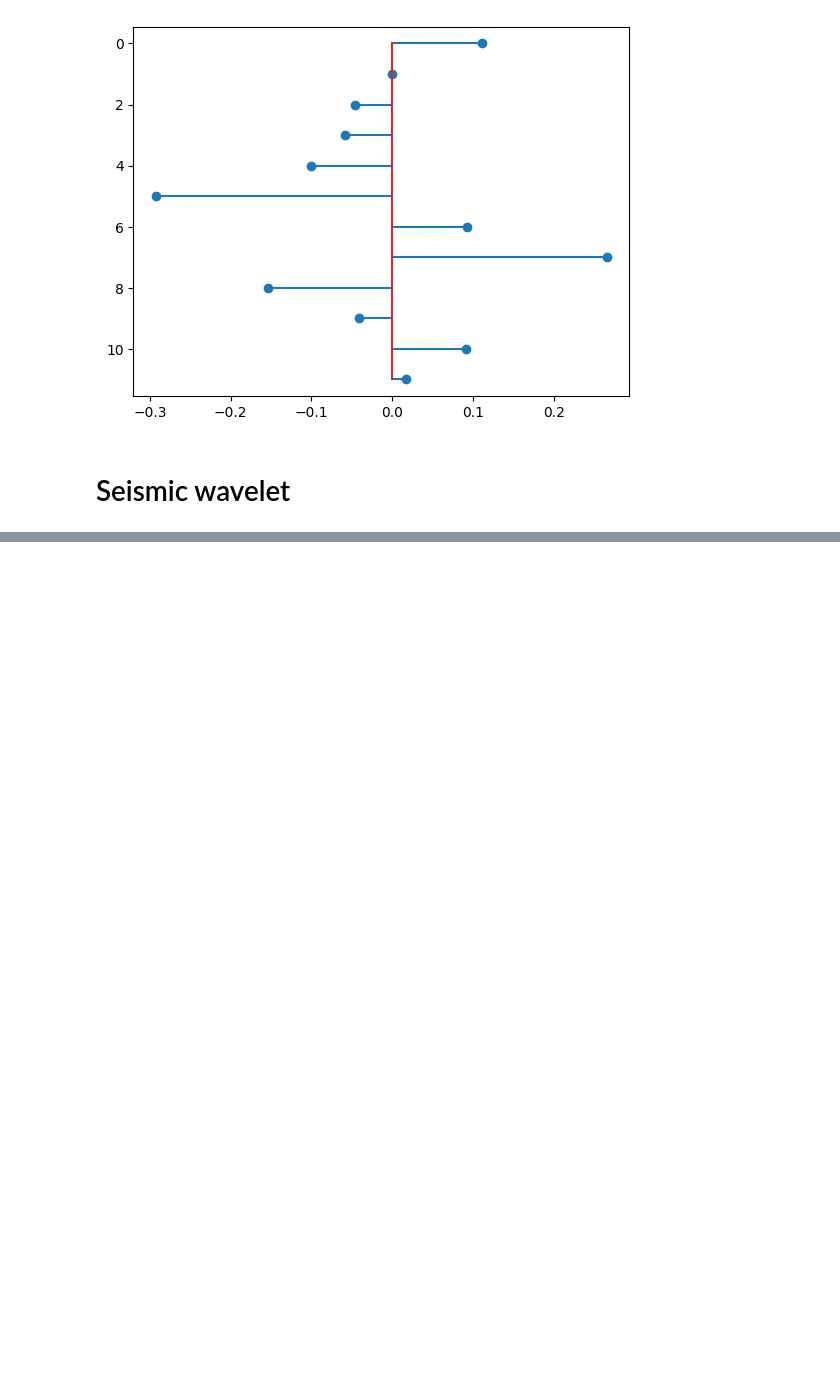
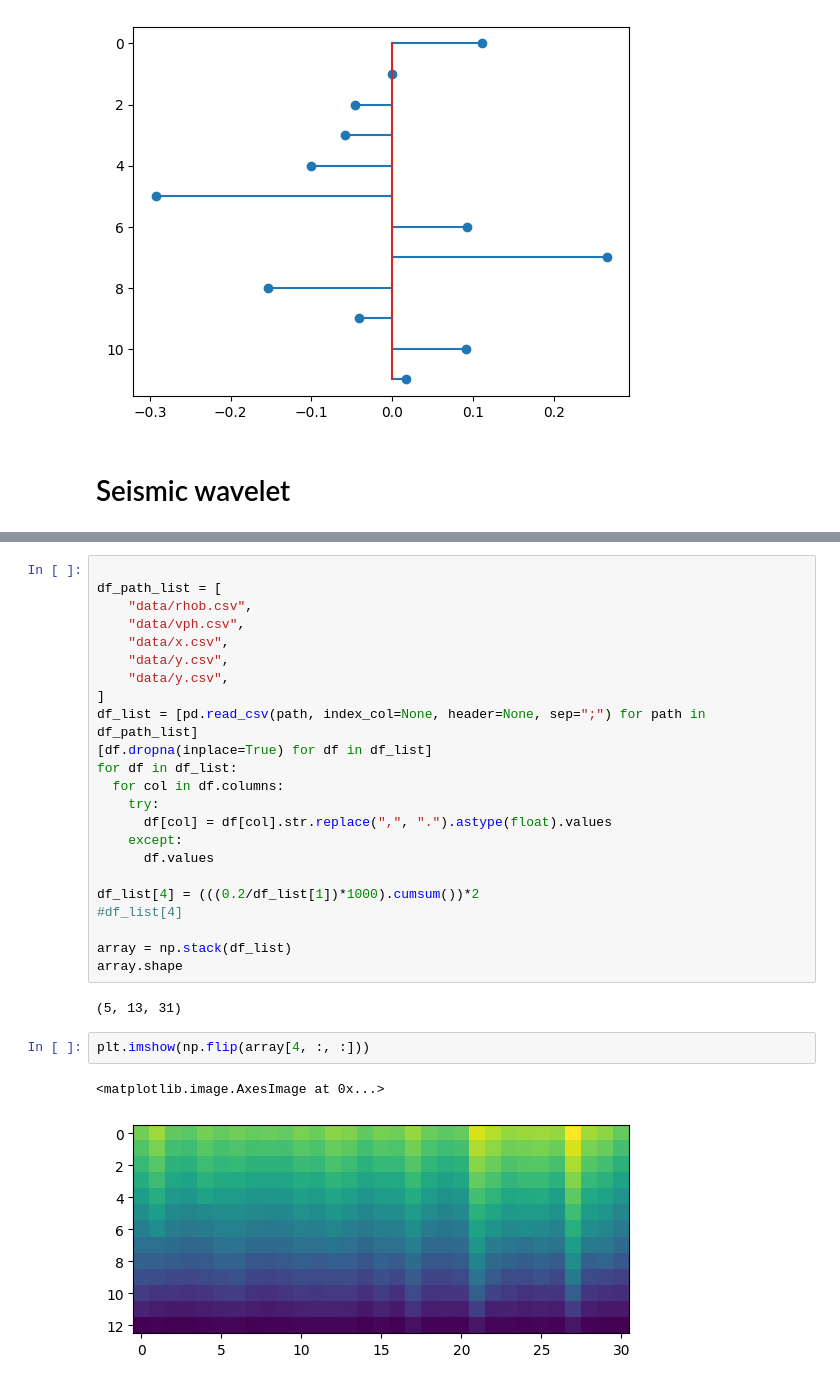
Before and after one commit to Dunckleosteus/seismic, a Jupyter notebook: seismic.ipynb, the cells around one changed output, grey strips where cells are left out. Drawn from its saved outputs; the diff is of its cells as text; blank space fills up the shorter version.

```diff
--- a/seismic.ipynb
+++ b/seismic.ipynb
@@ -141,0 +147,30 @@ print(w)
+# %%
+
+df_path_list = [
+    "data/rhob.csv",
+    "data/vph.csv",
+    "data/x.csv",
+    "data/y.csv",
+    "data/y.csv",
+]
+df_list = [pd.read_csv(path, index_col=None, header=None, sep=";") for path in df_path_list]
+[df.dropna(inplace=True) for df in df_list]
+for df in df_list:
+  for col in df.columns:
+    try:
+      df[col] = df[col].str.replace(",", ".").astype(float).values
+    except:
+      df.values
+
+df_list[4] = (((0.2/df_list[1])*1000).cumsum())*2
+#df_list[4]
+
+array = np.stack(df_list)
+array.shape
+# %% [output]
+(5, 13, 31)
+# %%
+plt.imshow(np.flip(array[4, :, :]))
+# %% [output]
+<matplotlib.image.AxesImage at 0x...>
+[figure, added]
```
Also changed, not shown: parts of 7 cells of this notebook.
